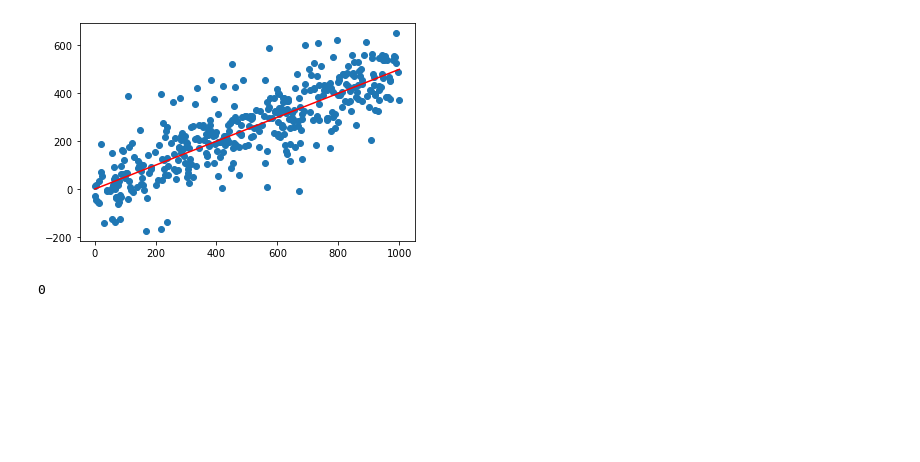
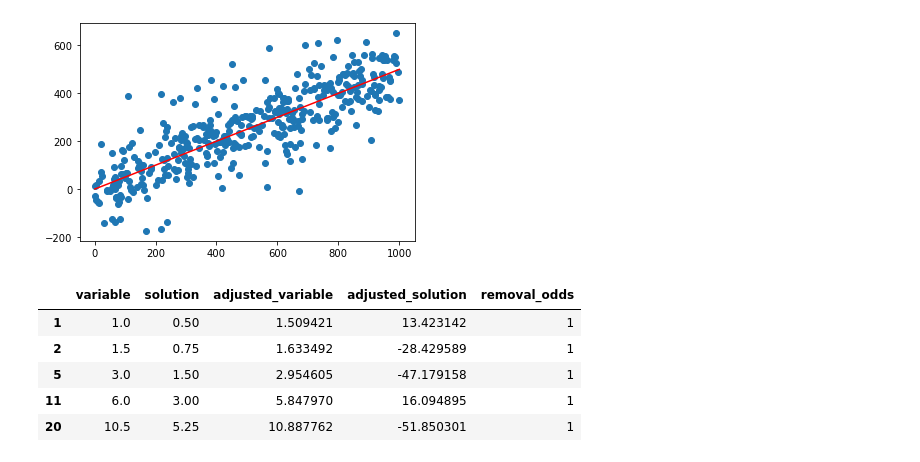
Before and after one commit to wonderbug2020/Synthetic_Data_Creation, a Jupyter notebook: Simple_Linear_Clean.ipynb, the cells around one changed output. Drawn from its saved outputs; the diff is of its cells as text; code cells hidden in the pictures; blank space fills up the shorter version.

```diff
--- a/Simple_Linear_Clean.ipynb
+++ b/Simple_Linear_Clean.ipynb
@@ -59,7 +59,12 @@ plt.plot(simple_linear_light['variable'],simple_linear_light['solution'],color='
 # %% [output]
 [<matplotlib.lines.Line2D at 0x...>]
 [figure]
-# %%
-get_random_adder()
-# %% [output]
-0
+# %%
+simple_linear_light.head()
+# %% [output]
+|  | variable | solution | adjusted_variable | adjusted_solution | removal_odds |
+| 1 | 1.0 | 0.50 | 1.509421 | 13.423142 | 1 |
+| 2 | 1.5 | 0.75 | 1.633492 | -28.429589 | 1 |
+| 5 | 3.0 | 1.50 | 2.954605 | -47.179158 | 1 |
+| 11 | 6.0 | 3.00 | 5.847970 | 16.094895 | 1 |
+| 20 | 10.5 | 5.25 | 10.887762 | -51.850301 | 1 |
```
Also changed, not shown: parts of 2 cells of this notebook.
